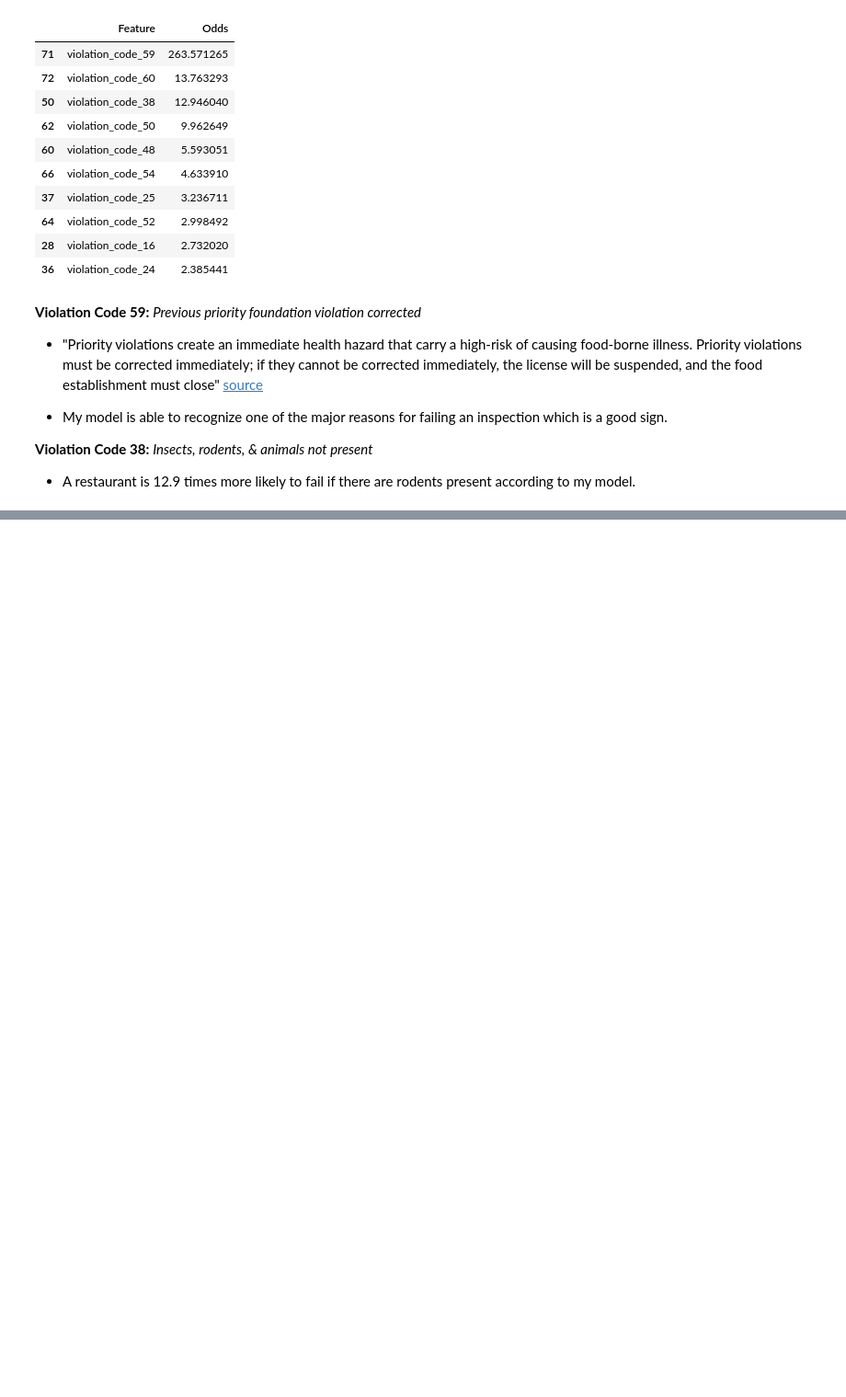
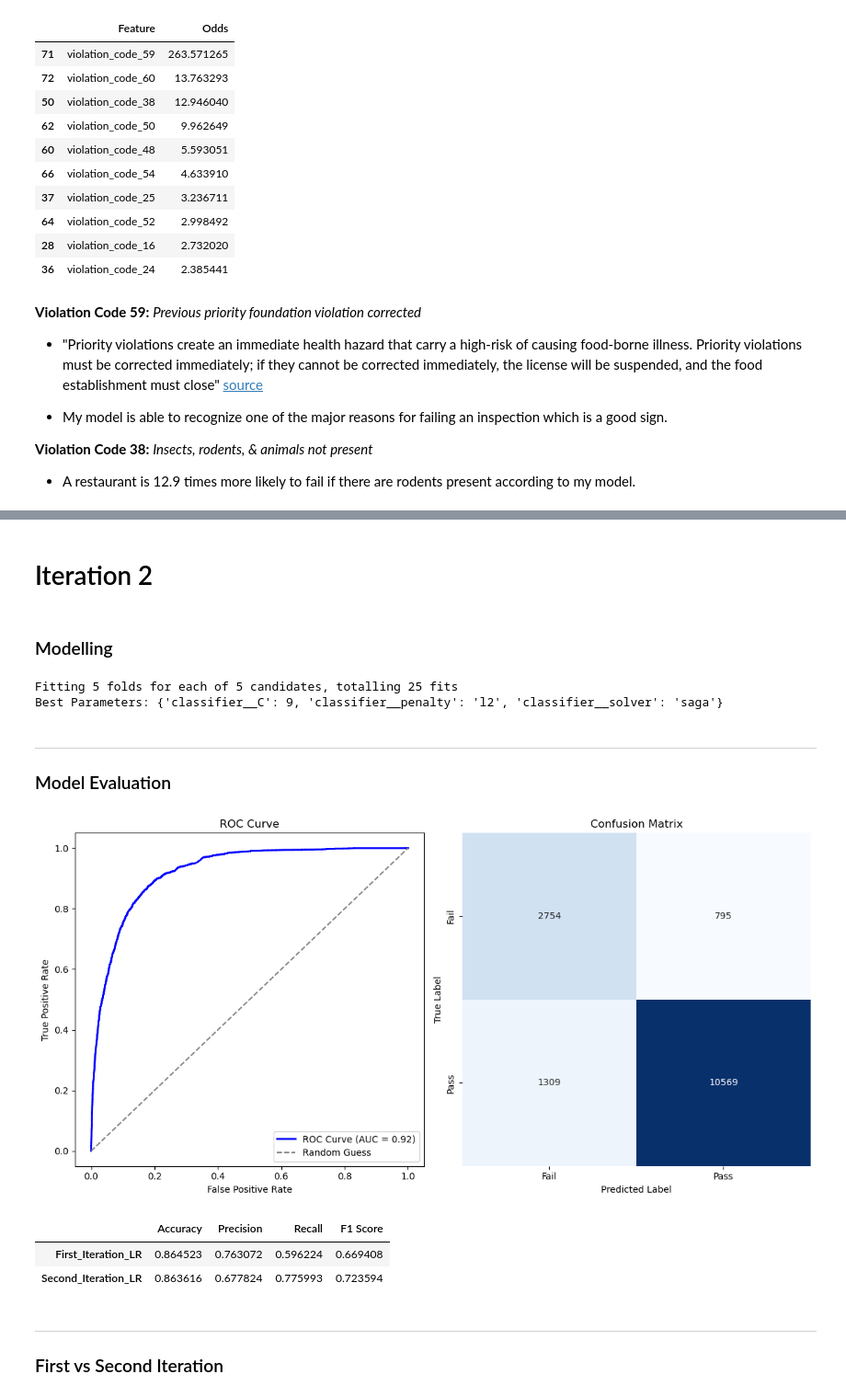
Before and after one commit to CharlesCro/food-inspections, a Jupyter notebook: code/notebooks/02_modelling.ipynb, the cells around one changed output, grey strips where cells are left out. Shown: that part at 92% size. Saved outputs shown, nothing was run; the diff lists cells and outputs as text; code cells hidden in the pictures; blank space fills up the shorter version.

Commit message:
Modelling Continued, App Demo Updated

```diff
--- a/code/notebooks/02_modelling.ipynb
+++ b/code/notebooks/02_modelling.ipynb
@@ -285,3 +286,45 @@ coeffs.head(10)
 - For my second iteration I have introduced the threshold argument to my `evaluate_model` function and for further control of my model so hopefully I can find the sweet spot there.
 
 ---
+# %% [markdown]
+# Iteration 2
+# %% [markdown]
+### Modelling
+# %%
+# Model pipeline
+pipeline = Pipeline([
+    ('preprocessor', preprocessor),
+    ('classifier', LogisticRegression(max_iter = 1000, random_state = 42))
+])
+# %%
+# Moving forward with saga solver and l2 loss function that was chosen by first gridsearch, fine tuning most optimal alpha
+param_grid = {
+    'classifier__C': [9, 9.5, 10, 10.5, 11],
+    'classifier__penalty': ['l2'],
+    'classifier__solver': ['saga']
+}
+
+grid_search = GridSearchCV(pipeline, param_grid, cv = 5, scoring = 'recall', verbose = 1, n_jobs = -1)
+grid_search.fit(X_train, y_train)
+
+# Best model
+model = grid_search.best_estimator_
+print(f'Best Parameters: {grid_search.best_params_}')
+# %% [output]
+Fitting 5 folds for each of 5 candidates, totalling 25 fits
+Best Parameters: {'classifier__C': 9, 'classifier__penalty': 'l2', 'classifier__solver': 'saga'}
+# %% [markdown]
+---
+### Model Evaluation
+# %%
+# Evaluation
+model_results.loc['Second_Iteration_LR'] = evaluate_model(model, X_test, y_test, threshold = 0.3) # changing threshold in hopes of improving recall
+model_results
+# %% [output]
+[figure, added]
+|  | Accuracy | Precision | Recall | F1 Score |
+| First_Iteration_LR | 0.864523 | 0.763072 | 0.596224 | 0.669408 |
+| Second_Iteration_LR | 0.863616 | 0.677824 | 0.775993 | 0.723594 |
+# %% [markdown]
+---
+### First vs Second Iteration
```
Also changed, not shown: parts of 14 cells of this notebook, 1 other file.
